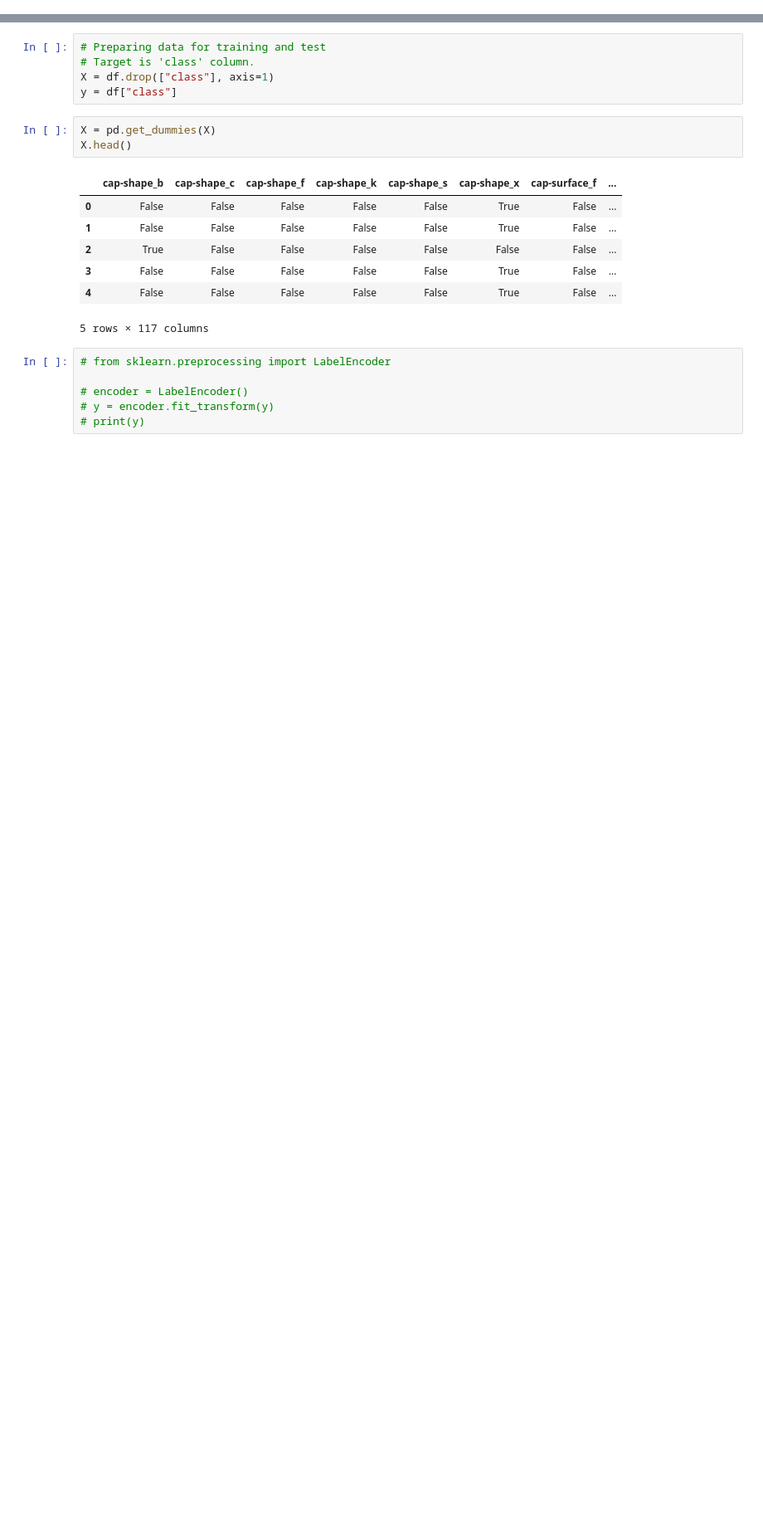
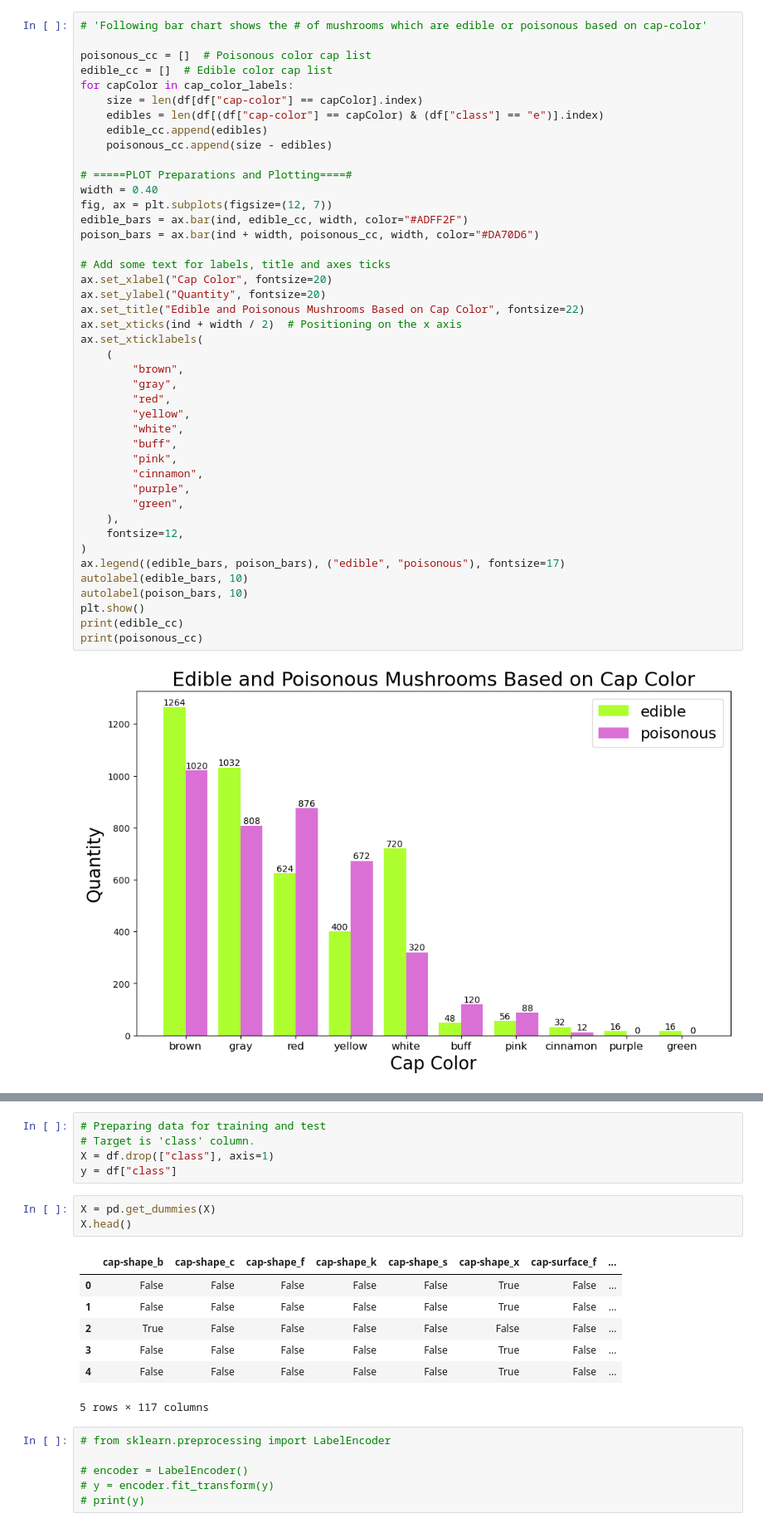
Before and after one commit to CookieDude96/mushrooms-dm, a Jupyter notebook: mushrooms.ipynb, the cells around one changed output, grey strips where cells are left out. Shown: that part at 83% size. Saved outputs shown, nothing was run; the diff lists cells and outputs as text; blank space fills up the shorter version.

```diff
--- a/mushrooms.ipynb
+++ b/mushrooms.ipynb
@@ -102,0 +186,45 @@ Name: count, dtype: int64
+# %%
+# 'Following bar chart shows the # of mushrooms which are edible or poisonous based on cap-color'
+
+poisonous_cc = []  # Poisonous color cap list
+edible_cc = []  # Edible color cap list
+for capColor in cap_color_labels:
+    size = len(df[df["cap-color"] == capColor].index)
+    edibles = len(df[(df["cap-color"] == capColor) & (df["class"] == "e")].index)
+    edible_cc.append(edibles)
+    poisonous_cc.append(size - edibles)
+
+# =====PLOT Preparations and Plotting====#
+width = 0.40
+fig, ax = plt.subplots(figsize=(12, 7))
+edible_bars = ax.bar(ind, edible_cc, width, color="#ADFF2F")
+poison_bars = ax.bar(ind + width, poisonous_cc, width, color="#DA70D6")
+
+# Add some text for labels, title and axes ticks
+ax.set_xlabel("Cap Color", fontsize=20)
+ax.set_ylabel("Quantity", fontsize=20)
+ax.set_title("Edible and Poisonous Mushrooms Based on Cap Color", fontsize=22)
+ax.set_xticks(ind + width / 2)  # Positioning on the x axis
+ax.set_xticklabels(
+    (
+        "brown",
+        "gray",
+        "red",
+        "yellow",
+        "white",
+        "buff",
+        "pink",
+        "cinnamon",
+        "purple",
+        "green",
+    ),
+    fontsize=12,
+)
+ax.legend((edible_bars, poison_bars), ("edible", "poisonous"), fontsize=17)
+autolabel(edible_bars, 10)
+autolabel(poison_bars, 10)
+plt.show()
+print(edible_cc)
+print(poisonous_cc)
+# %% [output]
+[figure, added]
```
Also changed, not shown: parts of 21 cells of this notebook.
